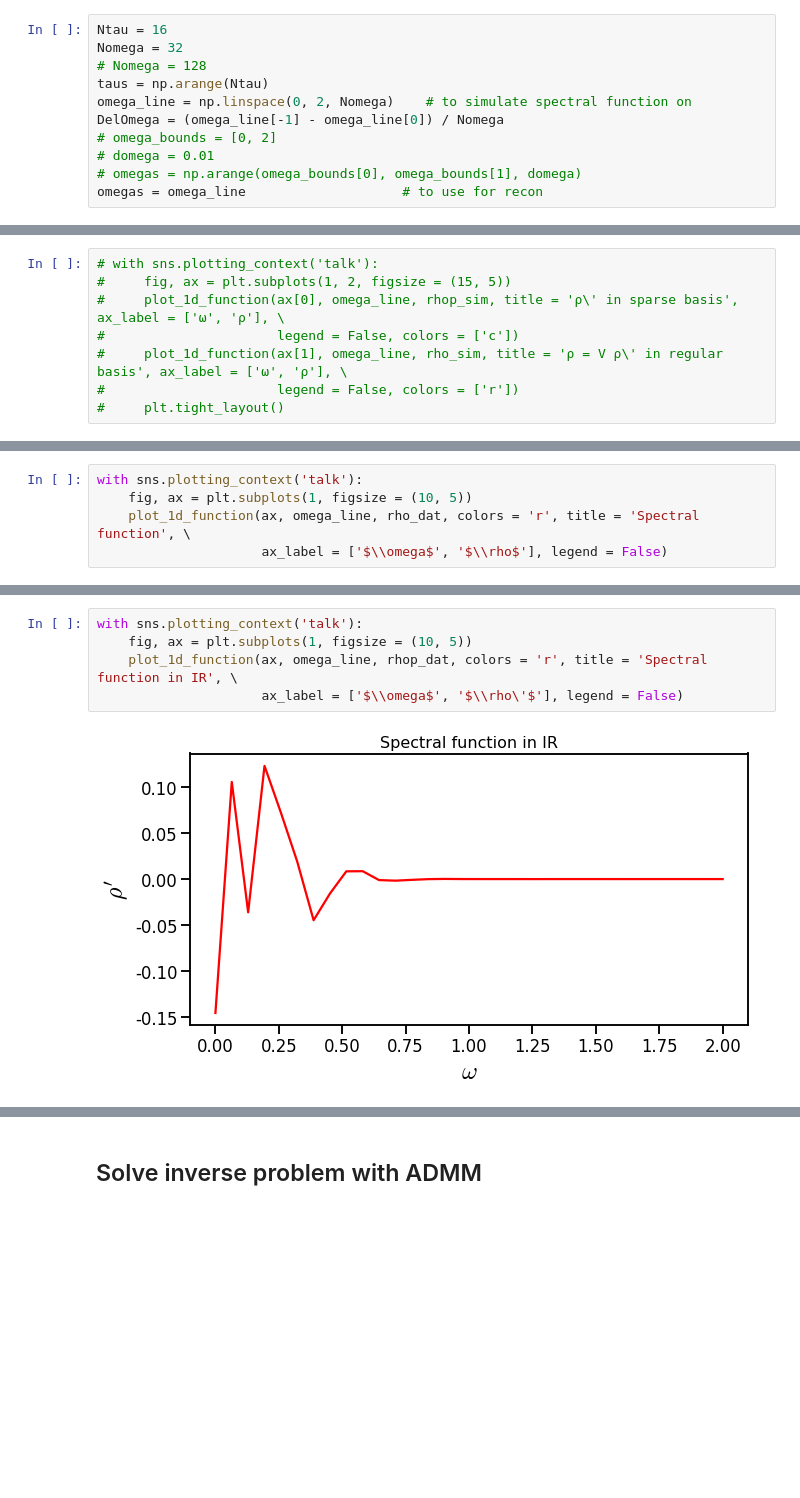
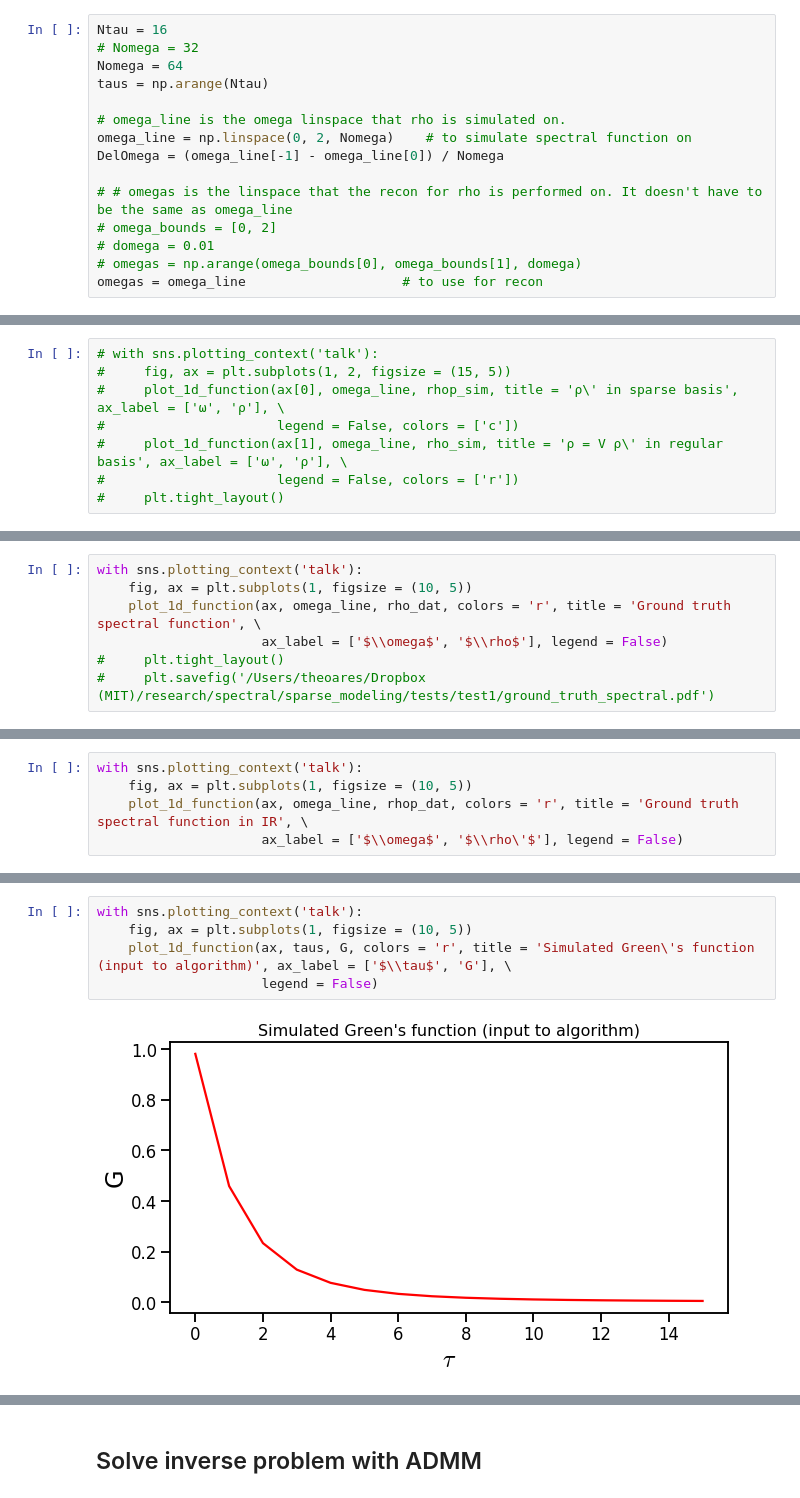
Before and after one commit to poare/lqcd, a Jupyter notebook: spectral/python_scripts/Sparse Modeling.ipynb, the cells around one changed output, grey strips where cells are left out. Cells and saved outputs as stored; diff of their text form; blank space fills up the shorter version.

```diff
--- a/spectral/python_scripts/Sparse Modeling.ipynb
+++ b/spectral/python_scripts/Sparse Modeling.ipynb
@@ -49,11 +49,15 @@ $$
 and then rotate back to $\mathbf{\rho} = V \mathbf{\rho}'$ afterward.
 # %%
 Ntau = 16
-Nomega = 32
-# Nomega = 128
+# Nomega = 32
+Nomega = 64
 taus = np.arange(Ntau)
+
+# omega_line is the omega linspace that rho is simulated on.
 omega_line = np.linspace(0, 2, Nomega)    # to simulate spectral function on
 DelOmega = (omega_line[-1] - omega_line[0]) / Nomega
+
+# # omegas is the linspace that the recon for rho is performed on. It doesn't have to be the same as omega_line
 # omega_bounds = [0, 2]
 # domega = 0.01
 # omegas = np.arange(omega_bounds[0], omega_bounds[1], domega)
@@ -129,0 +130,7 @@ check_mat_equal(hc(U) @ G, S @ rhop_dat)
+# %%
+with sns.plotting_context('talk'):
+    fig, ax = plt.subplots(1, figsize = (10, 5))
+    plot_1d_function(ax, omega_line, rho_dat, colors = 'r', title = 'Ground truth spectral function', \
+                     ax_label = ['$\\omega$', '$\\rho$'], legend = False)
+#     plt.tight_layout()
+#     plt.savefig('/Users/theoares/Dropbox (MIT)/research/spectral/sparse_modeling/tests/test1/ground_truth_spectral.pdf')
@@ -130,6 +139,6 @@ check_mat_equal(hc(U) @ G, S @ rhop_dat)
 # %%
 with sns.plotting_context('talk'):
     fig, ax = plt.subplots(1, figsize = (10, 5))
-    plot_1d_function(ax, omega_line, rho_dat, colors = 'r', title = 'Spectral function', \
-                     ax_label = ['$\\omega$', '$\\rho$'], legend = False)
+    plot_1d_function(ax, omega_line, rhop_dat, colors = 'r', title = 'Ground truth spectral function in IR', \
+                     ax_label = ['$\\omega$', '$\\rho\'$'], legend = False)
 # %% [output]
@@ -137,7 +146,7 @@ with sns.plotting_context('talk'):
 # %%
 with sns.plotting_context('talk'):
     fig, ax = plt.subplots(1, figsize = (10, 5))
-    plot_1d_function(ax, omega_line, rhop_dat, colors = 'r', title = 'Spectral function in IR', \
-                     ax_label = ['$\\omega$', '$\\rho\'$'], legend = False)
+    plot_1d_function(ax, taus, G, colors = 'r', title = 'Simulated Green\'s function (input to algorithm)', ax_label = ['$\\tau$', 'G'], \
+                     legend = False)
 # %% [output]
-[figure, old version]
+[figure, new version]
```
Also changed, not shown: parts of 23 cells of this notebook, 8 other files.
